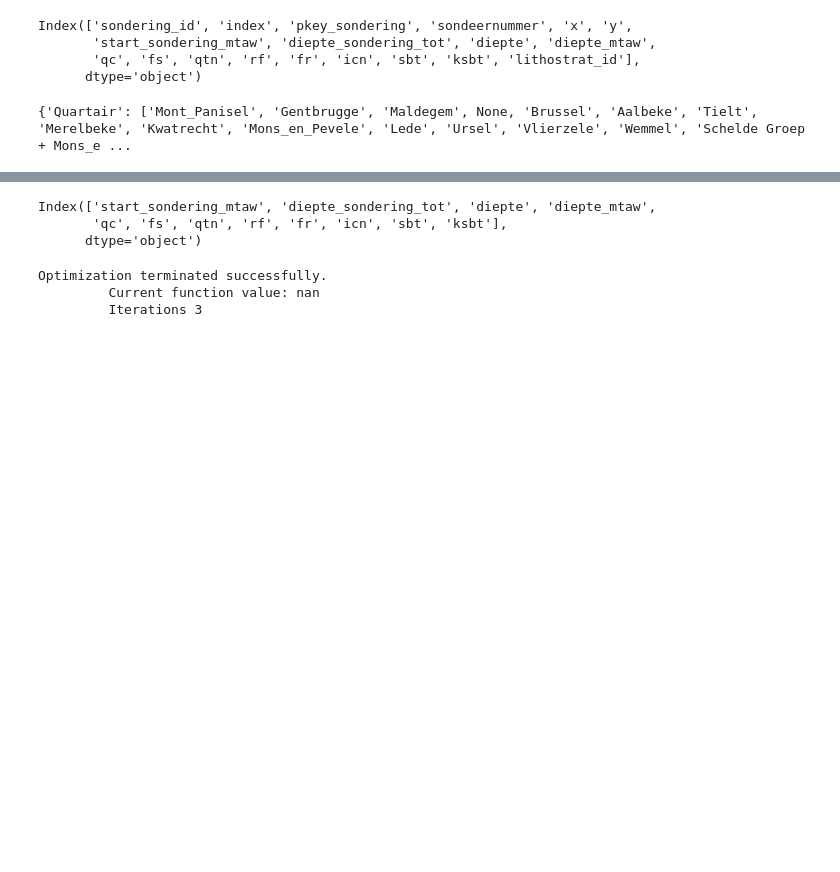
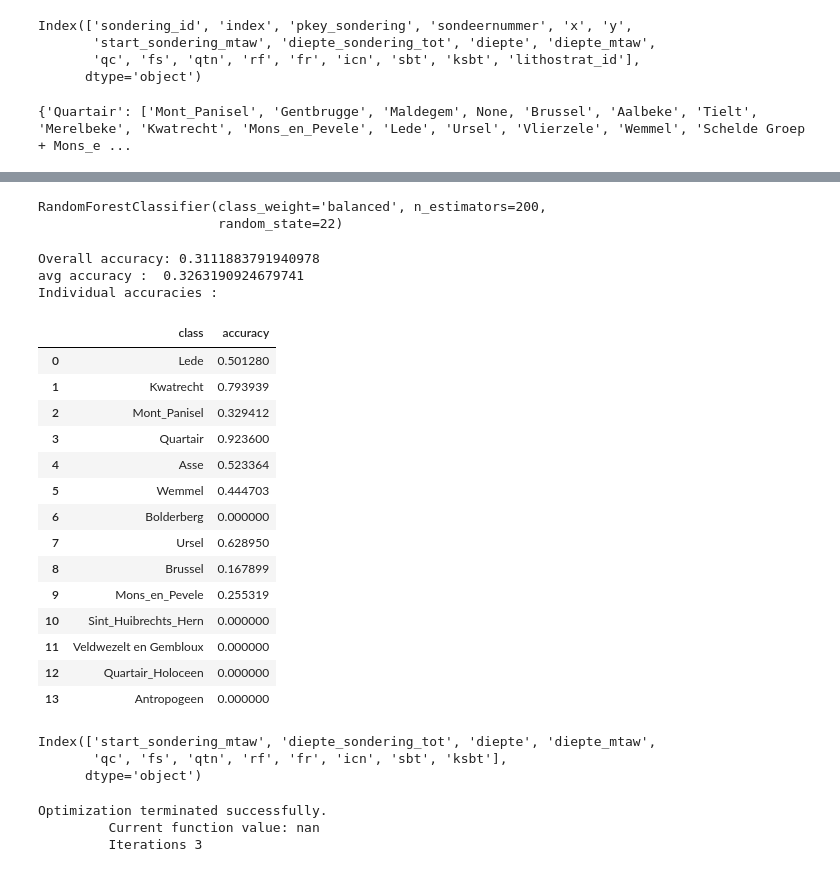
Before and after one commit to VoeP/CPT_usecase, a Jupyter notebook: modeling/EDA.ipynb, the cells around one changed output, grey strips where cells are left out. Cells and saved outputs as stored; diff of their text form; code cells hidden in the pictures; blank space fills up the shorter version.

Commit message:
adding demonstration of data leakage

```diff
--- a/modeling/EDA.ipynb
+++ b/modeling/EDA.ipynb
@@ -442,0 +463,11 @@ df_segment_presence.to_csv("Segment_presence_per_drilling.csv")
+# %%
+drillings = train_set.sondering_id.unique()
+len(drillings) * (3/4)
+
+drillings = drillings[0:159]
+
+train = train_set[train_set.sondering_id.isin(drillings)]
+test = train_set[~train_set.sondering_id.isin(drillings)]
+
+print(df_segment_presence[df_segment_presence.drilling.isin(drillings)].sum().sort_values())
+print(df_segment_presence[~df_segment_presence.drilling.isin(drillings)].sum().sort_values())
@@ -443,3 +492,58 @@ df_segment_presence.to_csv("Segment_presence_per_drilling.csv")
+# %%
+X_train = train[['diepte_mtaw','diepte','qc', 'fs', 'qtn', 'rf', 'fr', 'icn', 'sbt', 'ksbt']]
+y_train = train[['lithostrat_id']]
+X_test = test[['diepte_mtaw', 'diepte','qc', 'fs', 'qtn', 'rf', 'fr', 'icn', 'sbt', 'ksbt']]
+y_test = test['lithostrat_id']
+# %%
+model4 = RandomForestClassifier(
+    n_estimators=200,
+    random_state=seed,
+    class_weight='balanced'
+)
+
+model4.fit(X_train, y_train)
+# %% [output]
+RandomForestClassifier(class_weight='balanced', n_estimators=200,
+                       random_state=22)
+# %%
+y_pred = model4.predict(X_test)
+accuracy = accuracy_score(y_test, y_pred)
+print("Overall accuracy:", accuracy)
+
+classes = y_test.unique()
+matrix = confusion_matrix(y_test, y_pred, labels=classes)
+
+#This is apparently how you get per calss accuracy:
+# https://stackoverflow.com/questions/39770376/scikit-learn-get-accuracy-scores-for-each-class
+granular_acc  = matrix.diagonal()/matrix.sum(axis=1)
+
+df_summary = pd.DataFrame({
+    "class": classes,
+    "accuracy": granular_acc
+})
+
+print("avg accuracy : ", df_summary.accuracy.mean())
+print("Individual accuracies : ")
+df_summary
+# %% [output]
+Overall accuracy: 0.3111883791940978
+avg accuracy :  0.3263190924679741
+Individual accuracies :
+|  | class | accuracy |
+| 0 | Lede | 0.501280 |
+| 1 | Kwatrecht | 0.793939 |
+| 2 | Mont_Panisel | 0.329412 |
+| 3 | Quartair | 0.923600 |
+| 4 | Asse | 0.523364 |
+| 5 | Wemmel | 0.444703 |
+| 6 | Bolderberg | 0.000000 |
+| 7 | Ursel | 0.628950 |
+| 8 | Brussel | 0.167899 |
+| 9 | Mons_en_Pevele | 0.255319 |
+| 10 | Sint_Huibrechts_Hern | 0.000000 |
+| 11 | Veldwezelt en Gembloux | 0.000000 |
+| 12 | Quartair_Holoceen | 0.000000 |
+| 13 | Antropogeen | 0.000000 |
 # %%
 X_train.columns
 # %% [output]
```
Also changed, not shown: parts of 2 cells of this notebook.
